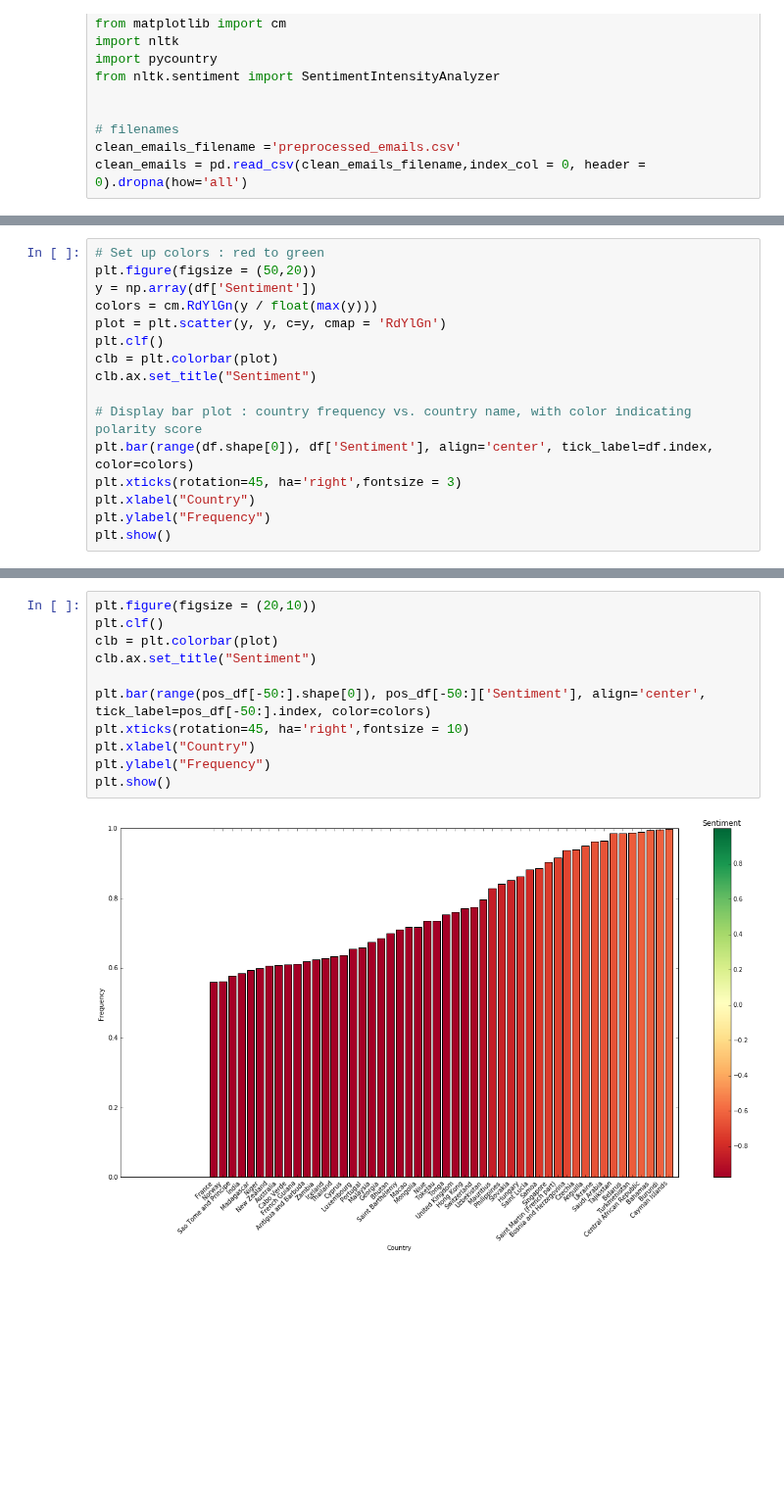
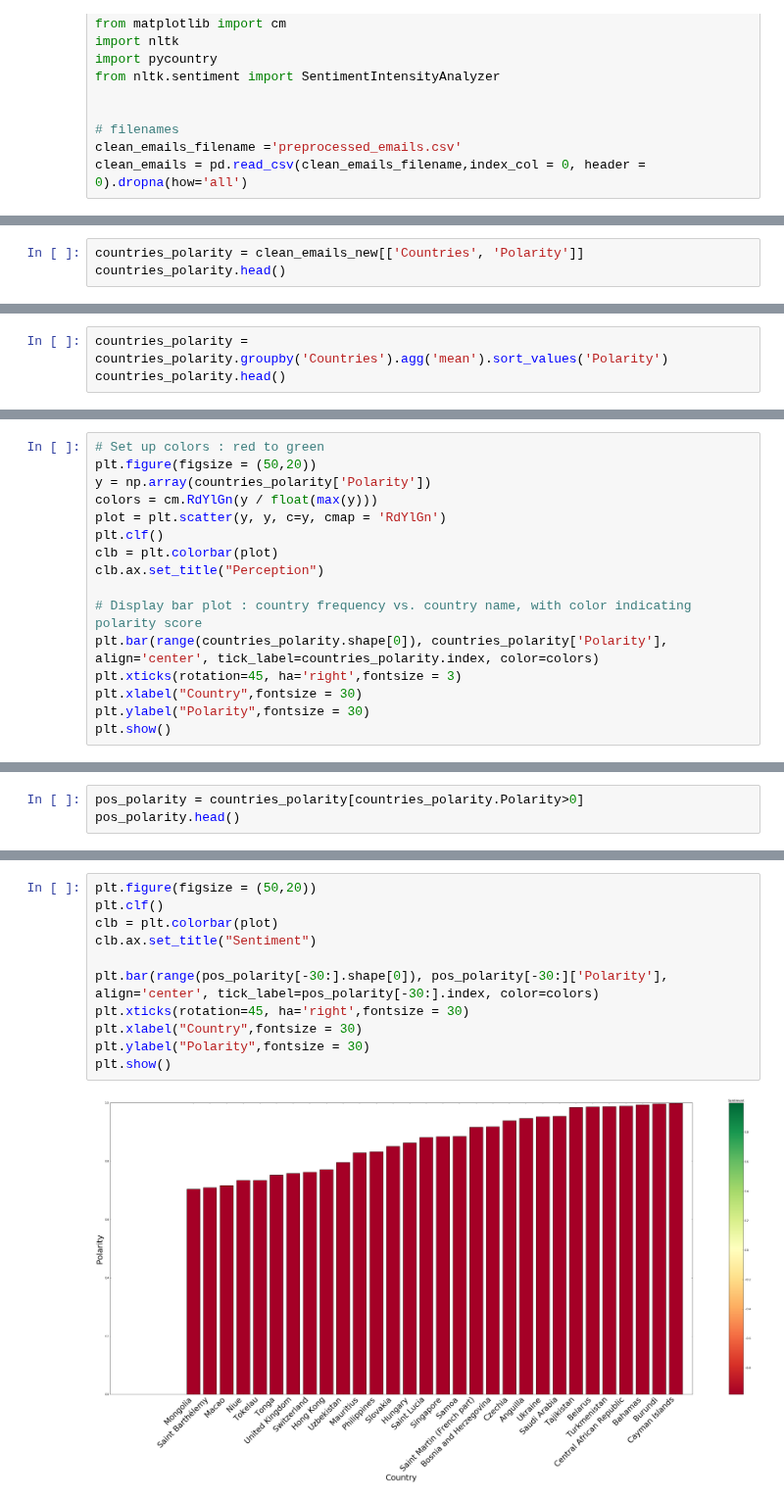
Before and after one commit to amirsh/ada-ana, a Jupyter notebook: HW5-notebooks/HW5-part2.ipynb, the cells around one changed output, grey strips where cells are left out. Shown at 98% size. Drawn from its saved outputs; the diff is of its cells as text; blank space fills up the shorter version.

```diff
--- a/HW5-notebooks/HW5-part2.ipynb
+++ b/HW5-notebooks/HW5-part2.ipynb
@@ -97,0 +183,3 @@ df.head()
+# %%
+countries_polarity = clean_emails_new[['Countries', 'Polarity']]
+countries_polarity.head()
@@ -97,0 +193,3 @@ df.head()
+# %%
+countries_polarity = countries_polarity.groupby('Countries').agg('mean').sort_values('Polarity')
+countries_polarity.head()
@@ -98,17 +208,17 @@ df.head()
 # %%
 # Set up colors : red to green
 plt.figure(figsize = (50,20))
-y = np.array(df['Sentiment'])
+y = np.array(countries_polarity['Polarity'])
 colors = cm.RdYlGn(y / float(max(y)))
 plot = plt.scatter(y, y, c=y, cmap = 'RdYlGn')
 plt.clf()
 clb = plt.colorbar(plot)
-clb.ax.set_title("Sentiment")
+clb.ax.set_title("Perception")
 
 # Display bar plot : country frequency vs. country name, with color indicating polarity score
-plt.bar(range(df.shape[0]), df['Sentiment'], align='center', tick_label=df.index, color=colors)
+plt.bar(range(countries_polarity.shape[0]), countries_polarity['Polarity'], align='center', tick_label=countries_polarity.index, color=colors)
 plt.xticks(rotation=45, ha='right',fontsize = 3)
-plt.xlabel("Country")
-plt.ylabel("Frequency")
+plt.xlabel("Country",fontsize = 30)
+plt.ylabel("Polarity",fontsize = 30)
 plt.show()
 # %% [output]
@@ -150,0 +250,3 @@ pos_df.head()
+# %%
+pos_polarity = countries_polarity[countries_polarity.Polarity>0]
+pos_polarity.head()
@@ -151,13 +261,13 @@ pos_df.head()
 # %%
-plt.figure(figsize = (20,10))
+plt.figure(figsize = (50,20))
 plt.clf()
 clb = plt.colorbar(plot)
 clb.ax.set_title("Sentiment")
 
-plt.bar(range(pos_df[-50:].shape[0]), pos_df[-50:]['Sentiment'], align='center', tick_label=pos_df[-50:].index, color=colors)
-plt.xticks(rotation=45, ha='right',fontsize = 10)
-plt.xlabel("Country")
-plt.ylabel("Frequency")
+plt.bar(range(pos_polarity[-30:].shape[0]), pos_polarity[-30:]['Polarity'], align='center', tick_label=pos_polarity[-30:].index, color=colors)
+plt.xticks(rotation=45, ha='right',fontsize = 30)
+plt.xlabel("Country",fontsize = 30)
+plt.ylabel("Polarity",fontsize = 30)
 plt.show()
 # %% [output]
-[figure, old version]
+[figure, new version]
```
Also changed, not shown: parts of 31 cells of this notebook, 2 other files.
